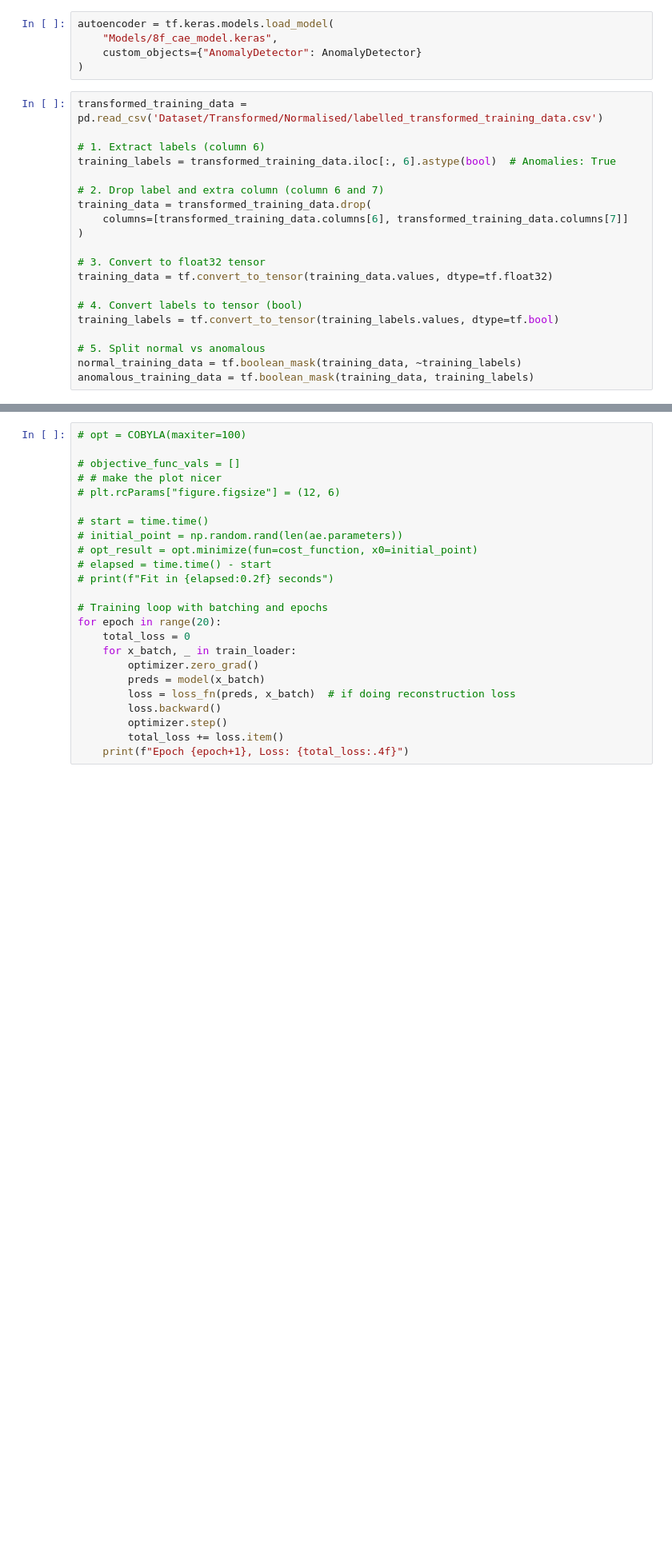
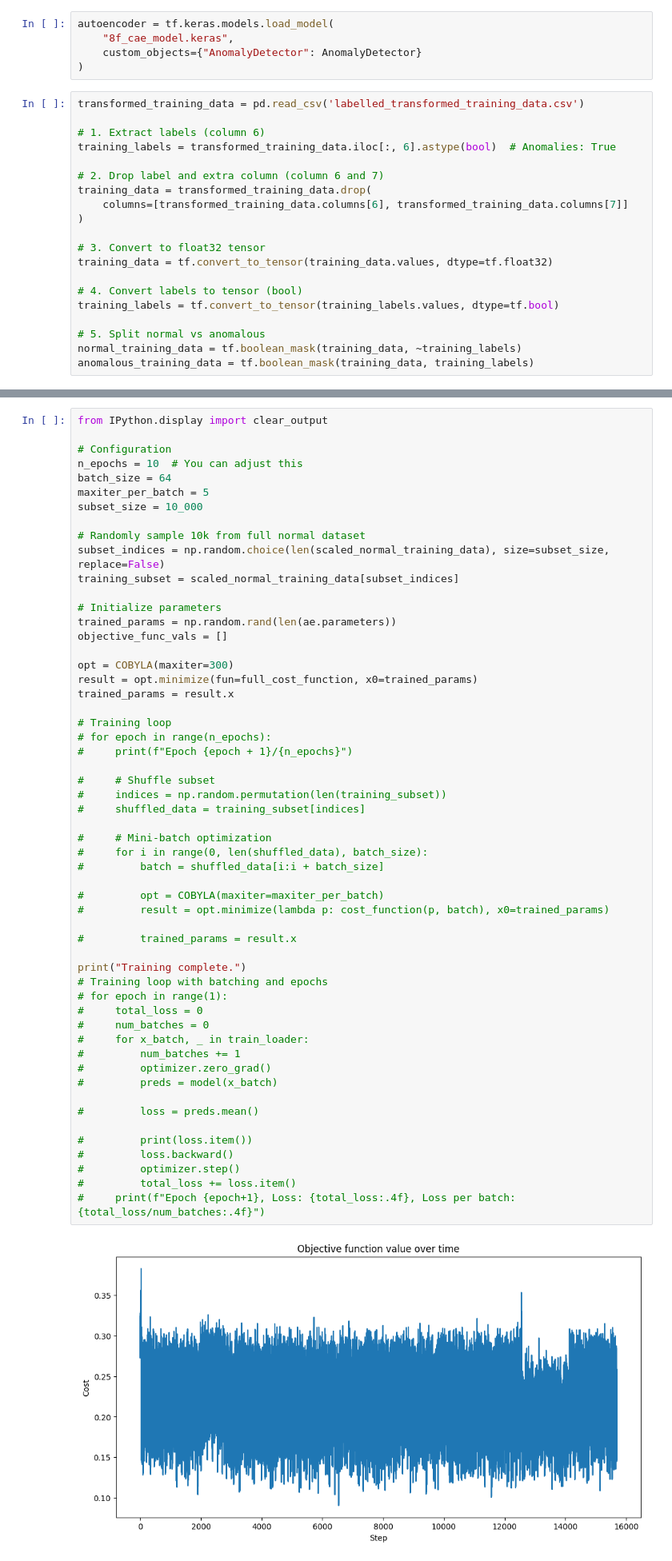
Before and after one commit to RohanSenthil/QAE_BETH_Anomaly, a Jupyter notebook: quantum_autoencoder.ipynb, the cells around one changed output, grey strips where cells are left out. Shown at 80% size. Saved outputs shown, nothing was run; the diff lists cells and outputs as text; blank space fills up the shorter version.

```diff
--- a/quantum_autoencoder.ipynb
+++ b/quantum_autoencoder.ipynb
@@ -135,11 +132,11 @@ class AnomalyDetector(tf.keras.Model):
         return cls(**config)
 # %%
 autoencoder = tf.keras.models.load_model(
-    "Models/8f_cae_model.keras",
+    "8f_cae_model.keras",
     custom_objects={"AnomalyDetector": AnomalyDetector}
 )
 # %%
-transformed_training_data = pd.read_csv('Dataset/Transformed/Normalised/labelled_transformed_training_data.csv')
+transformed_training_data = pd.read_csv('labelled_transformed_training_data.csv')
 
 # 1. Extract labels (column 6)
 training_labels = transformed_training_data.iloc[:, 6].astype(bool)  # Anomalies: True
@@ -385,25 +373,57 @@ print(Aer.backends())
 # %%
-# opt = COBYLA(maxiter=100)
+from IPython.display import clear_output
 
-# objective_func_vals = []
-# # make the plot nicer
-# plt.rcParams["figure.figsize"] = (12, 6)
+# Configuration
+n_epochs = 10  # You can adjust this
+batch_size = 64
+maxiter_per_batch = 5
+subset_size = 10_000
 
-# start = time.time()
-# initial_point = np.random.rand(len(ae.parameters))
-# opt_result = opt.minimize(fun=cost_function, x0=initial_point)
-# elapsed = time.time() - start
-# print(f"Fit in {elapsed:0.2f} seconds")
+# Randomly sample 10k from full normal dataset
+subset_indices = np.random.choice(len(scaled_normal_training_data), size=subset_size, replace=False)
+training_subset = scaled_normal_training_data[subset_indices]
 
+# Initialize parameters
+trained_params = np.random.rand(len(ae.parameters))
+objective_func_vals = []
+
+opt = COBYLA(maxiter=300)
+result = opt.minimize(fun=full_cost_function, x0=trained_params)
+trained_params = result.x
+
+# Training loop
+# for epoch in range(n_epochs):
+#     print(f"Epoch {epoch + 1}/{n_epochs}")
+
+#     # Shuffle subset
+#     indices = np.random.permutation(len(training_subset))
+#     shuffled_data = training_subset[indices]
+
+#     # Mini-batch optimization
+#     for i in range(0, len(shuffled_data), batch_size):
+#         batch = shuffled_data[i:i + batch_size]
+
+#         opt = COBYLA(maxiter=maxiter_per_batch)
+#         result = opt.minimize(lambda p: cost_function(p, batch), x0=trained_params)
+
+#         trained_params = result.x
+
+print("Training complete.")
 # Training loop with batching and epochs
-for epoch in range(20):
-    total_loss = 0
-    for x_batch, _ in train_loader:
-        optimizer.zero_grad()
-        preds = model(x_batch)
-        loss = loss_fn(preds, x_batch)  # if doing reconstruction loss
-        loss.backward()
-        optimizer.step()
-        total_loss += loss.item()
-    print(f"Epoch {epoch+1}, Loss: {total_loss:.4f}")
+# for epoch in range(1):
+#     total_loss = 0
+#     num_batches = 0
+#     for x_batch, _ in train_loader:
+#         num_batches += 1
+#         optimizer.zero_grad()
+#         preds = model(x_batch)
+
+#         loss = preds.mean()
+
+#         print(loss.item())
+#         loss.backward()
+#         optimizer.step()
+#         total_loss += loss.item()
+#     print(f"Epoch {epoch+1}, Loss: {total_loss:.4f}, Loss per batch: {total_loss/num_batches:.4f}")
 # %% [output]
+[figure, added]
```
Also changed, not shown: parts of 17 cells of this notebook, 4 other files.
